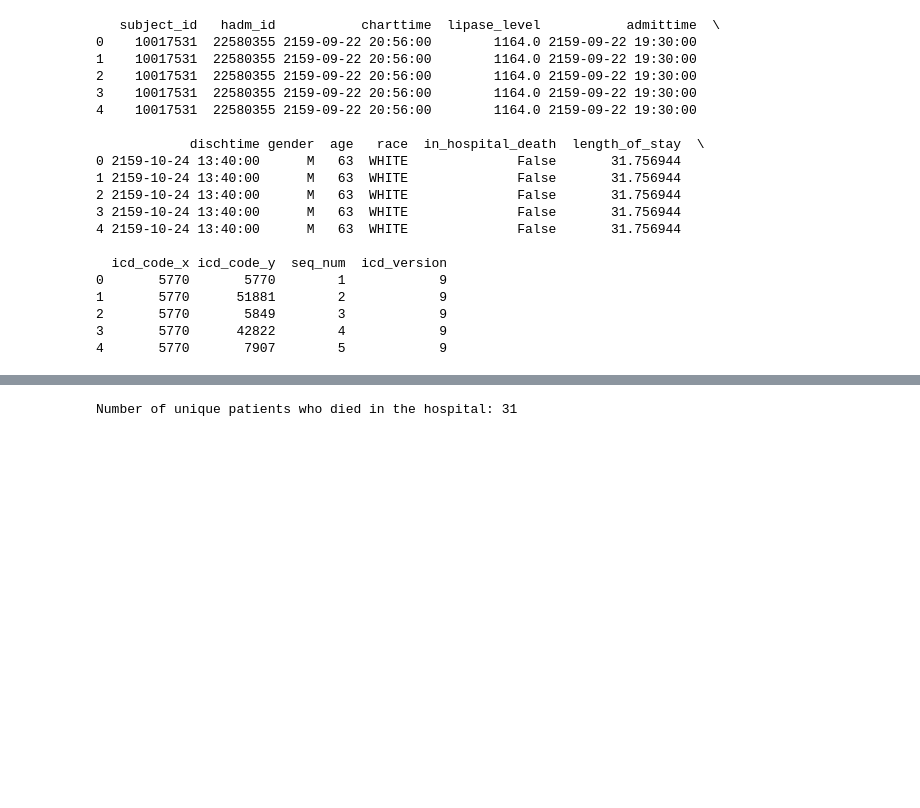
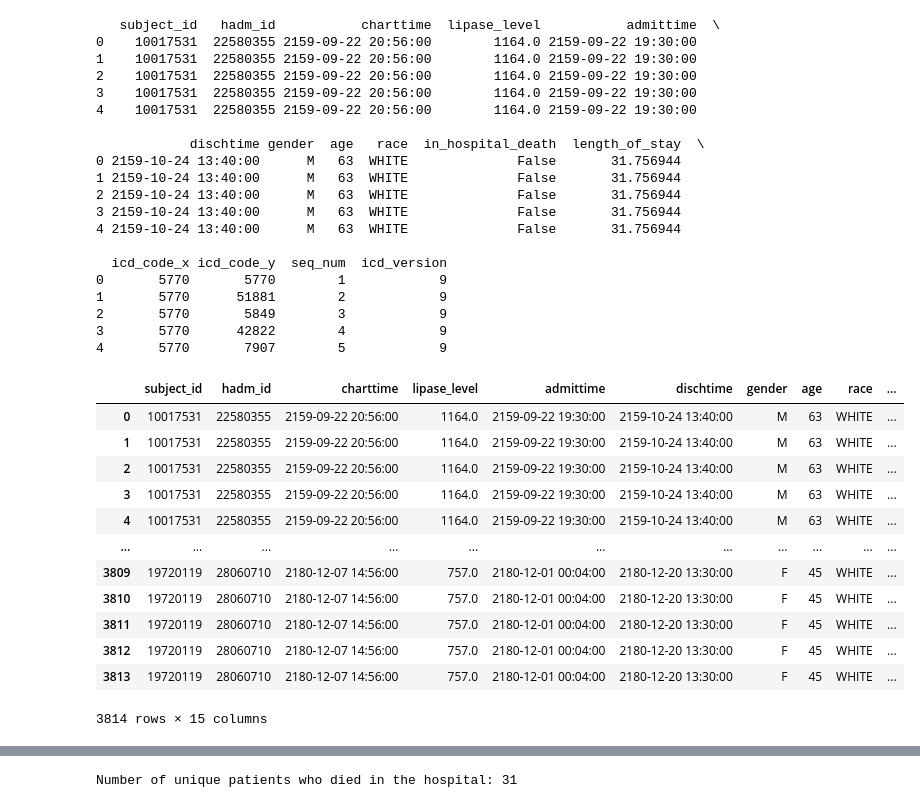
Before and after one commit to NanSang2000/COMP90089_MLAH, a Jupyter notebook: Dataset_final/High_LP_Scan_AP_ICD/AP_ICD_LP_CT_Filter_Dataset.ipynb, the cells around one changed output, grey strips where cells are left out. Drawn from its saved outputs; the diff is of its cells as text; code cells hidden in the pictures; blank space fills up the shorter version.

```diff
--- a/Dataset_final/High_LP_Scan_AP_ICD/AP_ICD_LP_CT_Filter_Dataset.ipynb
+++ b/Dataset_final/High_LP_Scan_AP_ICD/AP_ICD_LP_CT_Filter_Dataset.ipynb
@@ -548,3 +548,21 @@ print(merged_comorbidities_df.head())
 2       5770       5849        3            9
 3       5770      42822        4            9
 4       5770       7907        5            9
+# %%
+merged_comorbidities_df = merged_comorbidities_df.rename(columns={"icd_code_x": "icd_code_AP", "icd_code_y": "icd_code"})
+# %%
+merged_comorbidities_df
+# %% [output]
+|  | subject_id | hadm_id | charttime | lipase_level | admittime | dischtime | gender | age | race | ... |
+| 0 | 10017531 | 22580355 | 2159-09-22 20:56:00 | 1164.0 | 2159-09-22 19:30:00 | 2159-10-24 13:40:00 | M | 63 | WHITE | ... |
+| 1 | 10017531 | 22580355 | 2159-09-22 20:56:00 | 1164.0 | 2159-09-22 19:30:00 | 2159-10-24 13:40:00 | M | 63 | WHITE | ... |
+| 2 | 10017531 | 22580355 | 2159-09-22 20:56:00 | 1164.0 | 2159-09-22 19:30:00 | 2159-10-24 13:40:00 | M | 63 | WHITE | ... |
+| 3 | 10017531 | 22580355 | 2159-09-22 20:56:00 | 1164.0 | 2159-09-22 19:30:00 | 2159-10-24 13:40:00 | M | 63 | WHITE | ... |
+| 4 | 10017531 | 22580355 | 2159-09-22 20:56:00 | 1164.0 | 2159-09-22 19:30:00 | 2159-10-24 13:40:00 | M | 63 | WHITE | ... |
+| ... | ... | ... | ... | ... | ... | ... | ... | ... | ... | ... |
+| 3809 | 19720119 | 28060710 | 2180-12-07 14:56:00 | 757.0 | 2180-12-01 00:04:00 | 2180-12-20 13:30:00 | F | 45 | WHITE | ... |
+| 3810 | 19720119 | 28060710 | 2180-12-07 14:56:00 | 757.0 | 2180-12-01 00:04:00 | 2180-12-20 13:30:00 | F | 45 | WHITE | ... |
+| 3811 | 19720119 | 28060710 | 2180-12-07 14:56:00 | 757.0 | 2180-12-01 00:04:00 | 2180-12-20 13:30:00 | F | 45 | WHITE | ... |
+| 3812 | 19720119 | 28060710 | 2180-12-07 14:56:00 | 757.0 | 2180-12-01 00:04:00 | 2180-12-20 13:30:00 | F | 45 | WHITE | ... |
+| 3813 | 19720119 | 28060710 | 2180-12-07 14:56:00 | 757.0 | 2180-12-01 00:04:00 | 2180-12-20 13:30:00 | F | 45 | WHITE | ... |
+3814 rows × 15 columns
```
Also changed, not shown: parts of 2 cells of this notebook, 9 other files.
